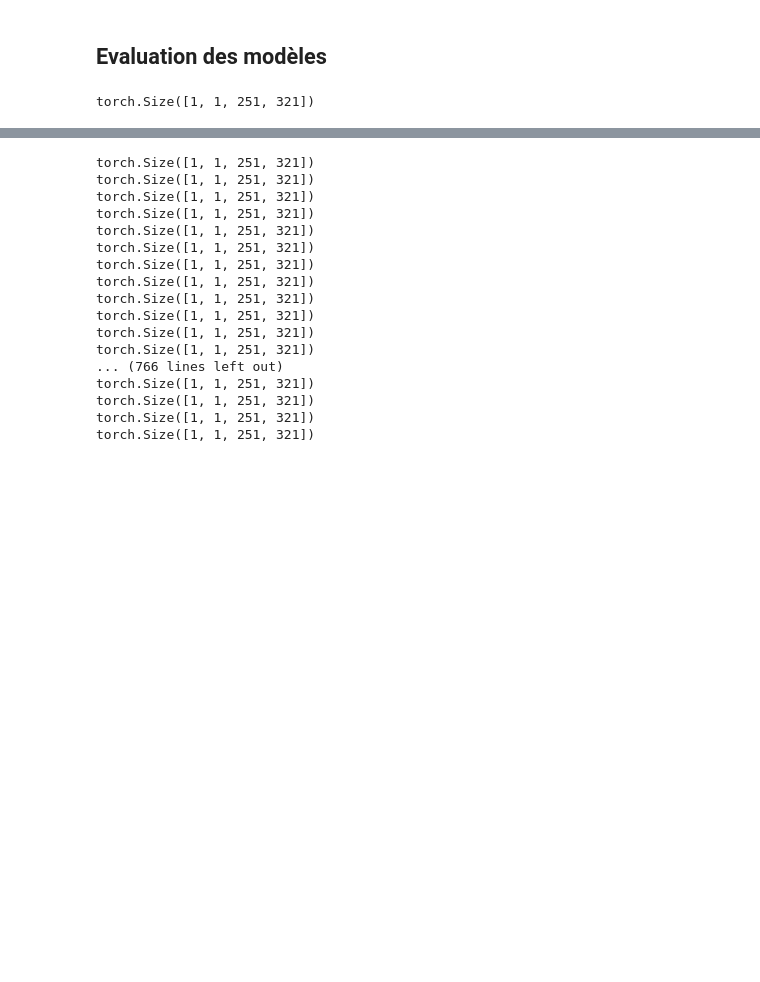
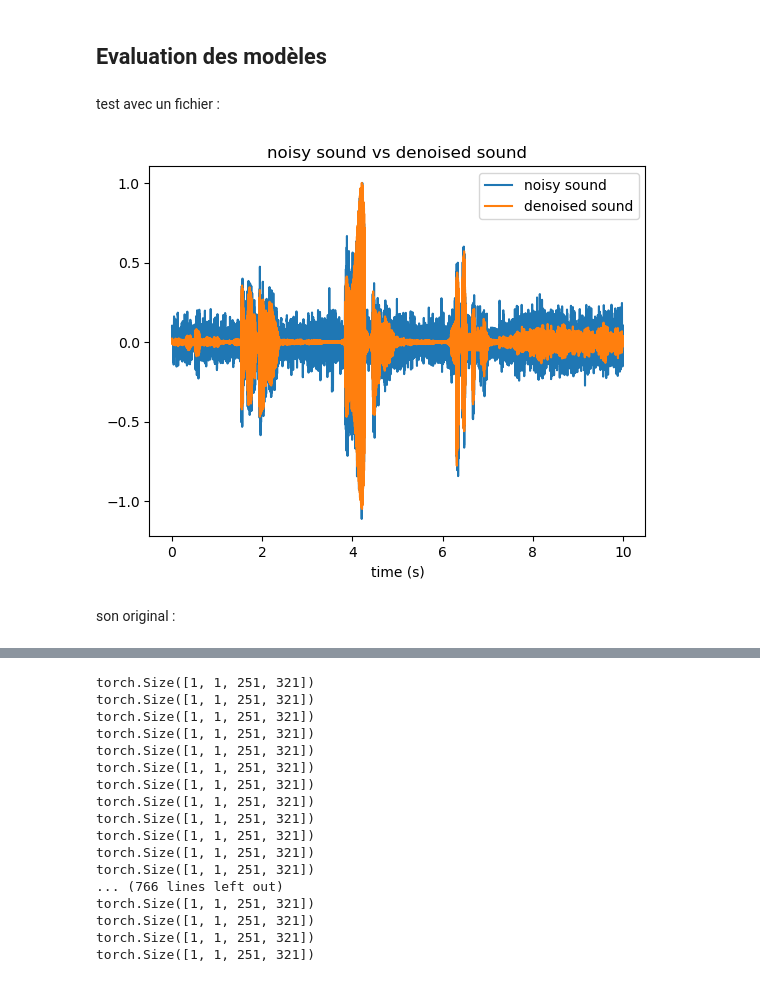
Before and after one commit to gregoirebechade/dlts_final, a Jupyter notebook: exploring.ipynb, the cells around one changed output, grey strips where cells are left out. Cells and saved outputs as stored; diff of their text form; code cells hidden in the pictures; blank space fills up the shorter version.

```diff
--- a/exploring.ipynb
+++ b/exploring.ipynb
@@ -206,6 +202,8 @@ for batch in dataloader_test :
 # %% [markdown]
 Entrainement du modèle :
 # %%
-chemin_vers_sauvegarde_model ='./dummy_model.pth'
+chemin_vers_sauvegarde_model ='./models/dummy_model.pth'
+# %%
+dummy_loaded = torch.load(chemin_vers_sauvegarde_model,map_location=torch.device('cpu'))
 # %%
 # set train_dummy to True to train the model
@@ -296,18 +294,33 @@ ipd.Audio(x, rate=samplerate_noise)
 # %%
 def spectrogram_to_audio(spectrogram):
     return istft(spectrogram, SAMPLERATE)[1]
+# %% [markdown]
+test avec un fichier :
+# %%
+index_to_test = 0
+# %%
+model_to_test = dummy_loaded
 # %%
-samplerate, data = wavfile.read('data/Audio/denoising/test/test/'+ test_files_noise[0])
+samplerate, y_noisy = wavfile.read('data/Audio/denoising/test/test/'+ test_files_noise[index_to_test])
+_, y_clean = wavfile.read('data/Audio/voice_origin/test/test/'+ test_files_noise[index_to_test])
 def denoise(model, samplerate, data): # denoising an audio
     # le modele doit renvoyer un masque.
     _, _, Zxx = stft(data, fs=samplerate, nperseg=500)
     assert Zxx.shape == (251, 321)
     x=torch.tensor([[Zxx.real, Zxx.imag]])
     mask = model(x)
     y_predicted = Zxx * mask.detach().numpy()
     _, y = istft(y_predicted, fs=samplerate)
-    return y[0][0]
+    return y[0][0] / np.max(y[0][0])
 model = Dummy()
-y = denoise(model, samplerate, data)
+y_denoised = denoise(model_to_test, samplerate, data)
+plt.plot([i/ samplerate for i in range(len(data))],   y_noisy/np.max(y_noisy), label='noisy sound')
+plt.plot([i/ samplerate for i in range(len(data))], y_denoised, label = 'denoised sound')
+plt.legend()
+plt.xlabel('time (s)')
+plt.title('noisy sound vs denoised sound')
+plt.show()
 # %% [output]
-torch.Size([1, 1, 251, 321])
+[figure, added]
+# %% [markdown]
+son original :
```
Also changed, not shown: parts of 12 cells of this notebook, 2 other files.
